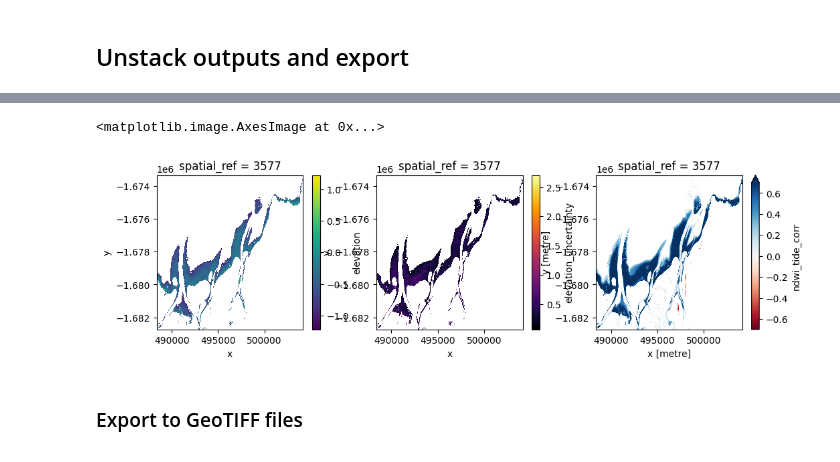
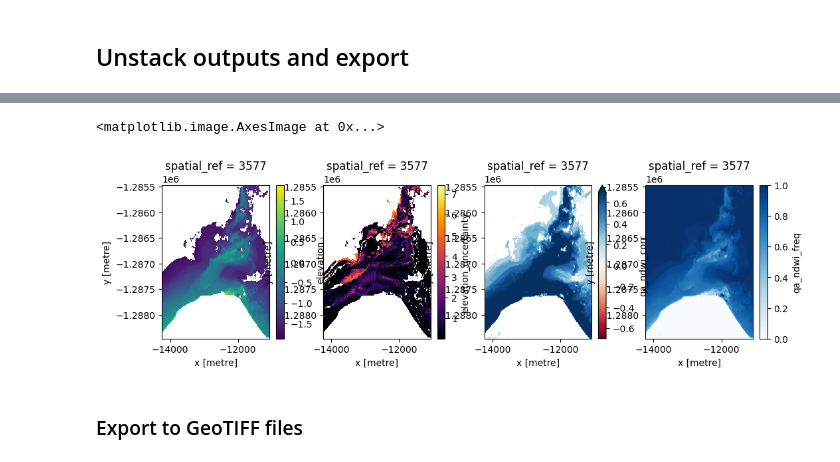
Before and after one commit to GeoscienceAustralia/dea-intertidal, a Jupyter notebook: notebooks/Intertidal_elevation.ipynb, the cells around one changed output, grey strips where cells are left out. Saved outputs shown, nothing was run; the diff lists cells and outputs as text; code cells hidden in the pictures.

```diff
--- a/notebooks/Intertidal_elevation.ipynb
+++ b/notebooks/Intertidal_elevation.ipynb
@@ -112,7 +109,7 @@ dc = datacube.Datacube(app="Intertidal_elevation")
 # Create local dask cluster to improve data load time
 client = create_local_dask_cluster(return_client=True)
 
-satellite_ds = load_data(
+satellite_ds, _, _ = load_data(
     dc=dc,
     study_area=study_area,
     geom=geom,
@@ -124,7 +121,6 @@ satellite_ds = load_data(
     filter_gqa=filter_gqa,
     max_cloudcover=90,
     skip_broken_datasets=True,
-    # mask_sunglint=22
 )
 
 print(satellite_ds)
@@ -277,6 +273,6 @@ flat_ds, freq, corr = ds_to_flat(
     min_freq=0.01,
     max_freq=0.99,
     min_correlation=0.15,
-    valid_mask=topobathy_ds.height_depth > -20,
+    valid_mask=topobathy_ds.height_depth > -15,
 )
 # %% [output]
@@ -293,7 +289,6 @@ interval_ds = pixel_rolling_median(
     flat_ds,
     windows_n=100,
     window_prop_tide=0.15,
-    window_offset=5,
     max_workers=None,
 )
 # %% [markdown]
@@ -364,11 +336,29 @@ ds = clean_edge_pixels(ds)
+# %%
+# Combine QA layers with elevation layers
+flat_combined = xr.combine_by_coords(
+    [flat_dem,  # DEM data
+     freq,  # Frequency
+     corr,  # Correlation
+    ],
+)
+
+# Unstack elevation and uncertainty layers back into their original
+# spatial dimensions
+ds = flat_to_ds(flat_combined, satellite_ds)
+
+# Clean upper edge of intertidal zone in elevation layers
+# (likely to be inaccurate edge pixels)
+elevation_bands = [d for d in ds.data_vars if "elevation" in d]
+ds[elevation_bands] = clean_edge_pixels(ds[elevation_bands])
 # %%
-fix, axes = plt.subplots(1, 3, figsize=(12, 3))
+fix, axes = plt.subplots(1, 4, figsize=(12, 3))
 ds.elevation.plot.imshow(cmap="viridis", ax=axes[0])
 ds.elevation_uncertainty.plot.imshow(cmap="inferno", ax=axes[1])
-ds_aux.ndwi_tide_corr.plot.imshow(cmap="RdBu", vmin=-0.7, vmax=0.7, ax=axes[2])
+ds.qa_ndwi_corr.plot.imshow(cmap="RdBu", vmin=-0.7, vmax=0.7, ax=axes[2])
+ds.qa_ndwi_freq.plot.imshow(cmap="Blues", vmin=0, vmax=1, ax=axes[3])
 # %% [output]
 <matplotlib.image.AxesImage at 0x...>
-[figure, old version]
+[figure, new version]
 # %% [markdown]
 ### Export to GeoTIFF files
 # %%
```
Also changed, not shown: parts of 143 cells of this notebook, 15 other files.
